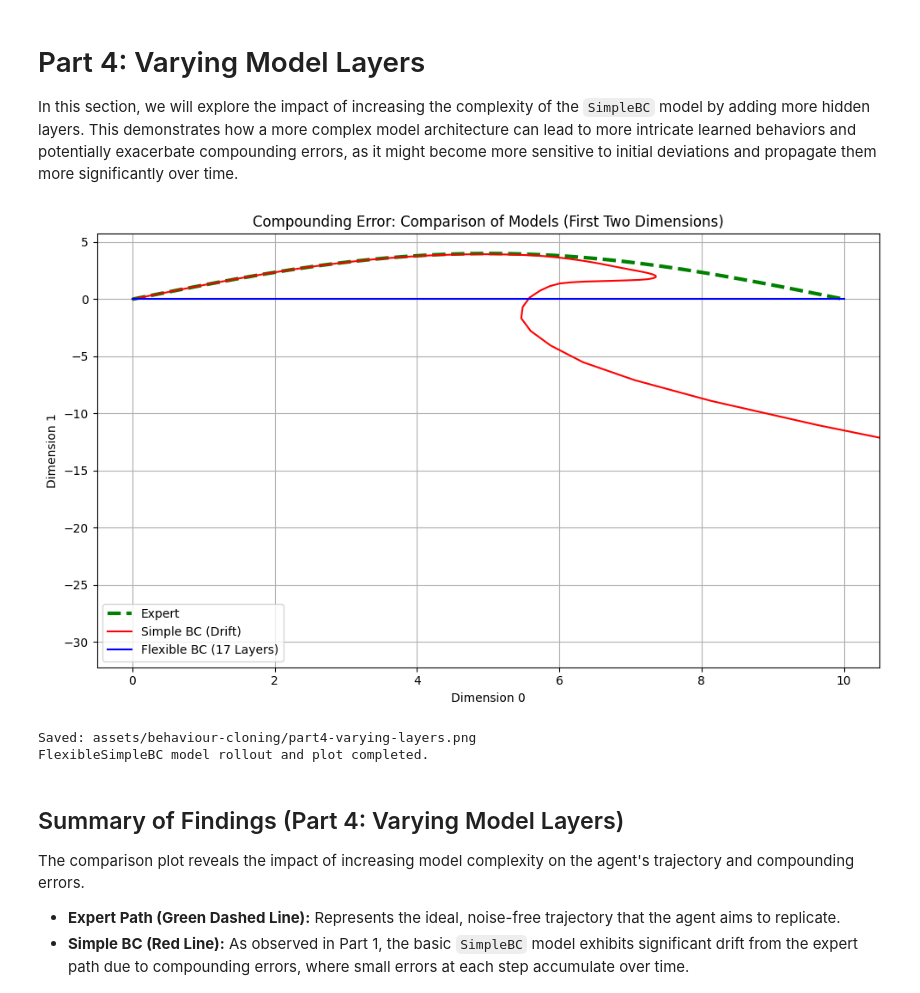
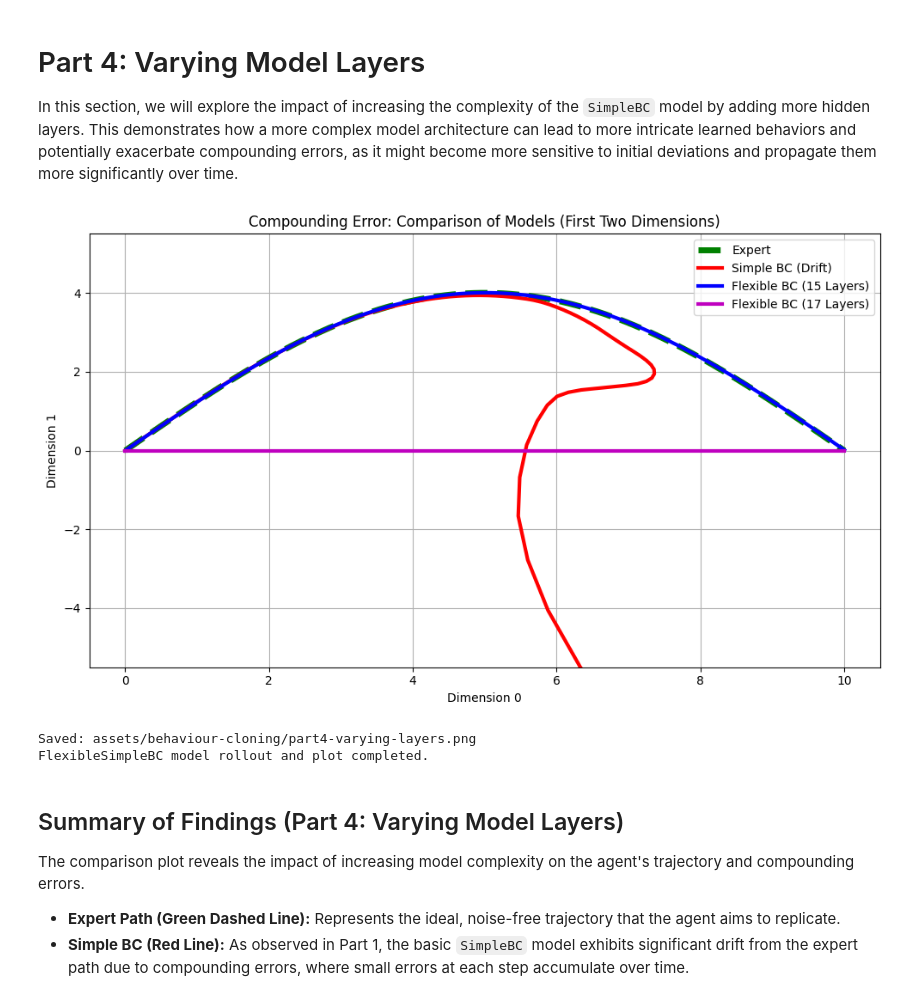
Before and after one commit to benhoangquan/robot_learning_2026, a Jupyter notebook: examples/Behaviour_Cloning.ipynb, the cells around one changed output. Saved outputs shown, nothing was run; the diff lists cells and outputs as text; code cells hidden in the pictures.

Commit message:
Adding more to plots.

```diff
--- a/examples/Behaviour_Cloning.ipynb
+++ b/examples/Behaviour_Cloning.ipynb
@@ -292,51 +292,68 @@ class FlexibleSimpleBC(nn.Module):
         return self.net(x)
 
 # Ensure flexible_model and its training are performed
-num_hidden_layers = 17 # At least three hidden layers as per the task
+num_hidden_layers = 15 # At least three hidden layers as per the task
 neurons_per_layer = 128 # Consistent with previous models for comparison
 
+flexible_model_1 = FlexibleSimpleBC(num_dimentions, num_hidden_layers+2, neurons_per_layer)
+optimizer_flexible_1 = torch.optim.Adam(flexible_model_1.parameters(), lr=0.01)
 flexible_model = FlexibleSimpleBC(num_dimentions, num_hidden_layers, neurons_per_layer)
 optimizer_flexible = torch.optim.Adam(flexible_model.parameters(), lr=0.01)
 
 for _ in range(learning_iterations):
+    optimizer_flexible_1.zero_grad()
+    loss = nn.MSELoss()(flexible_model_1(states), actions)
+    loss.backward()
+    optimizer_flexible_1.step()
     optimizer_flexible.zero_grad()
     loss = nn.MSELoss()(flexible_model(states), actions)
     loss.backward()
     optimizer_flexible.step()
 
-# 4. Rollout for FlexibleSimpleBC
+
+# 4. Rollout for FlexibleSimpleBC (independent rollouts)
 curr_pos_flexible = torch.FloatTensor(np.zeros(num_dimentions))
+curr_pos_flexible_1 = torch.FloatTensor(np.zeros(num_dimentions))
 flexible_path = [curr_pos_flexible.numpy()]
+flexible_path_1 = [curr_pos_flexible_1.numpy()]
 
 for _ in range(tarectory_length - 1):
     with torch.no_grad():
         action = flexible_model(curr_pos_flexible)
         curr_pos_flexible = curr_pos_flexible + action
         flexible_path.append(curr_pos_flexible.numpy())
 
+for _ in range(tarectory_length - 1):
+    with torch.no_grad():
+        action = flexible_model_1(curr_pos_flexible_1)
+        curr_pos_flexible_1 = curr_pos_flexible_1 + action
+        flexible_path_1.append(curr_pos_flexible_1.numpy())
+
 flexible_path = np.array(flexible_path)
+flexible_path_1 = np.array(flexible_path_1)
 
 plt.figure(figsize=(10, 6))
 ## Make the exper line thicker and easier to see
-plt.plot(expert_path[:, 0], expert_path[:, 1], 'g--', linewidth=3, label='Expert')
+plt.plot(expert_path[:, 0], expert_path[:, 1], 'g--', linewidth=5, label='Expert')
 # plt.plot(expert_path[:, 0], expert_path[:, 1], 'g--', label='Expert')
-plt.plot(bc_path[:, 0], bc_path[:, 1], 'r', label='Simple BC (Drift)')
-plt.plot(flexible_path[:, 0], flexible_path[:, 1], 'b', label=f'Flexible BC ({num_hidden_layers} Layers)')
+plt.plot(bc_path[:, 0], bc_path[:, 1], 'r', label='Simple BC (Drift)', linewidth=3)
+plt.plot(flexible_path[:, 0], flexible_path[:, 1], 'b', label=f'Flexible BC ({num_hidden_layers} Layers)', linewidth=3)
+plt.plot(flexible_path_1[:, 0], flexible_path_1[:, 1], 'm', label=f'Flexible BC ({num_hidden_layers+2} Layers)', linewidth=3)
 plt.title("Compounding Error: Comparison of Models (First Two Dimensions)")
 plt.xlabel("Dimension 0")
 plt.ylabel("Dimension 1")
 plt.xlim(-0.5, 10.5)
 plt.ylim(-5.5, 5.5)
 plt.legend()
 plt.grid(True)
 plt.tight_layout()
 plt.savefig(f"{output_dir}/part4-varying-layers.png", dpi=200)
 plt.show()
 print(f"Saved: {output_dir}/part4-varying-layers.png")
 
 print("FlexibleSimpleBC model rollout and plot completed.")
 # %% [output]
-[figure, old version]
+[figure, new version]
 Saved: assets/behaviour-cloning/part4-varying-layers.png
 FlexibleSimpleBC model rollout and plot completed.
 # %% [markdown]
```
